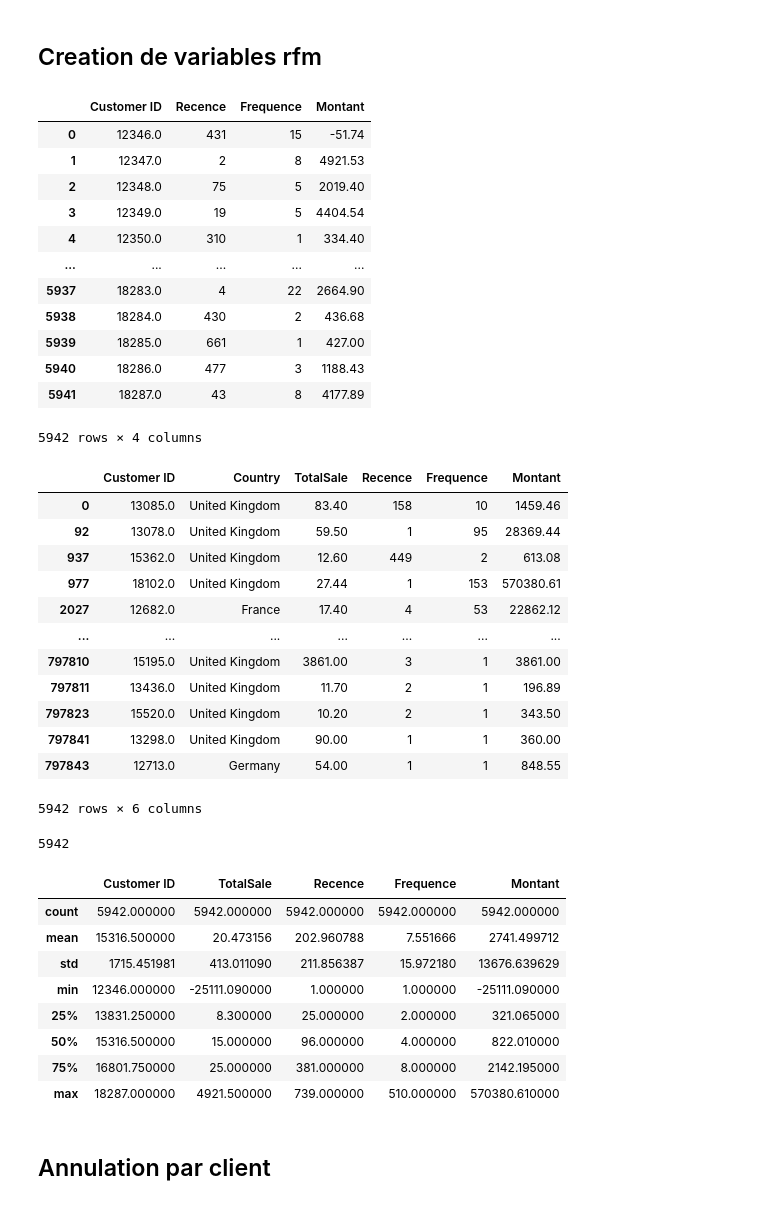
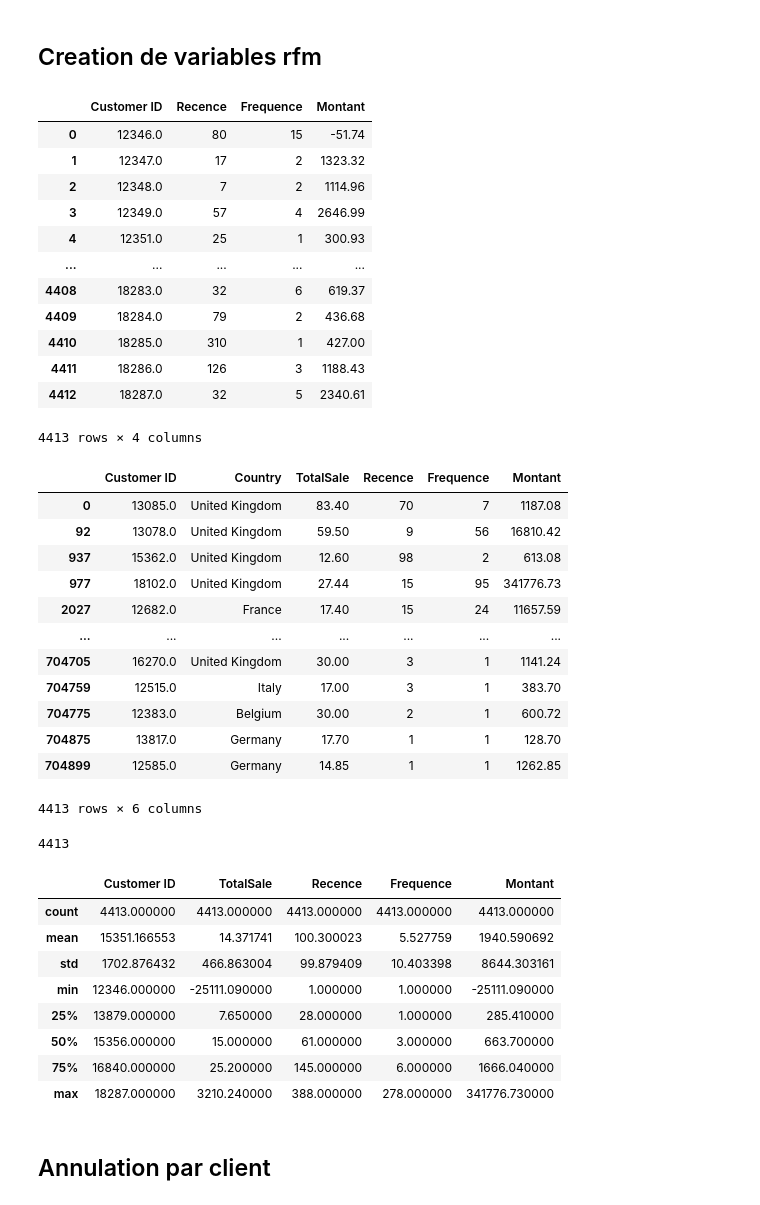
Before and after one commit to neevaiti/segmentation_client_simplon, a Jupyter notebook: rubic.ipynb, the cells around one changed output. Cells and saved outputs as stored; diff of their text form; code cells hidden in the pictures.

```diff
--- a/rubic.ipynb
+++ b/rubic.ipynb
@@ -458,37 +458,35 @@ df
 # %% [markdown]
 ## Creation de variables rfm
 # %%
-df['InvoiceDate'] = pd.to_datetime(df['InvoiceDate'])
+date_de_ref = max(df_2009_2010['InvoiceDate']) + pd.DateOffset(days=1)
 
-date_de_ref = max(df['InvoiceDate']) + pd.DateOffset(days=1)
-
-rfm = df.groupby(['Customer ID']).agg({
+rfm = df_2009_2010.groupby(['Customer ID']).agg({
     'InvoiceDate': lambda x: (date_de_ref - x.max()).days,
     'Invoice': 'nunique',
     'TotalSale': 'sum'
 }).reset_index()
 
 rfm.rename(columns={
     'InvoiceDate': 'Recence',
     'Invoice': 'Frequence',
     'TotalSale': 'Montant'
 }, inplace=True)
 
 rfm
 # %% [output]
 |  | Customer ID | Recence | Frequence | Montant |
-| 0 | 12346.0 | 431 | 15 | -51.74 |
-| 1 | 12347.0 | 2 | 8 | 4921.53 |
-| 2 | 12348.0 | 75 | 5 | 2019.40 |
-| 3 | 12349.0 | 19 | 5 | 4404.54 |
-| 4 | 12350.0 | 310 | 1 | 334.40 |
+| 0 | 12346.0 | 80 | 15 | -51.74 |
+| 1 | 12347.0 | 17 | 2 | 1323.32 |
+| 2 | 12348.0 | 7 | 2 | 1114.96 |
+| 3 | 12349.0 | 57 | 4 | 2646.99 |
+| 4 | 12351.0 | 25 | 1 | 300.93 |
 | ... | ... | ... | ... | ... |
-| 5937 | 18283.0 | 4 | 22 | 2664.90 |
-| 5938 | 18284.0 | 430 | 2 | 436.68 |
-| 5939 | 18285.0 | 661 | 1 | 427.00 |
-| 5940 | 18286.0 | 477 | 3 | 1188.43 |
-| 5941 | 18287.0 | 43 | 8 | 4177.89 |
+| 4408 | 18283.0 | 32 | 6 | 619.37 |
+| 4409 | 18284.0 | 79 | 2 | 436.68 |
+| 4410 | 18285.0 | 310 | 1 | 427.00 |
+| 4411 | 18286.0 | 126 | 3 | 1188.43 |
+| 4412 | 18287.0 | 32 | 5 | 2340.61 |
-5942 rows × 4 columns
+4413 rows × 4 columns
 # %%
 df_rfm = df.merge(rfm, on='Customer ID')
 df_rfm = df_rfm.drop(['Invoice', 'StockCode', 'Description', 'Quantity', 'InvoiceDate', 'Price', 'Year', 'Month'], axis=1)
@@ -496,34 +494,34 @@ df_rfm = df_rfm.drop_duplicates(subset=["Customer ID"])
 df_rfm
 # %% [output]
 |  | Customer ID | Country | TotalSale | Recence | Frequence | Montant |
-| 0 | 13085.0 | United Kingdom | 83.40 | 158 | 10 | 1459.46 |
-| 92 | 13078.0 | United Kingdom | 59.50 | 1 | 95 | 28369.44 |
-| 937 | 15362.0 | United Kingdom | 12.60 | 449 | 2 | 613.08 |
-| 977 | 18102.0 | United Kingdom | 27.44 | 1 | 153 | 570380.61 |
-| 2027 | 12682.0 | France | 17.40 | 4 | 53 | 22862.12 |
+| 0 | 13085.0 | United Kingdom | 83.40 | 70 | 7 | 1187.08 |
+| 92 | 13078.0 | United Kingdom | 59.50 | 9 | 56 | 16810.42 |
+| 937 | 15362.0 | United Kingdom | 12.60 | 98 | 2 | 613.08 |
+| 977 | 18102.0 | United Kingdom | 27.44 | 15 | 95 | 341776.73 |
+| 2027 | 12682.0 | France | 17.40 | 15 | 24 | 11657.59 |
 | ... | ... | ... | ... | ... | ... | ... |
-| 797810 | 15195.0 | United Kingdom | 3861.00 | 3 | 1 | 3861.00 |
-| 797811 | 13436.0 | United Kingdom | 11.70 | 2 | 1 | 196.89 |
-| 797823 | 15520.0 | United Kingdom | 10.20 | 2 | 1 | 343.50 |
-| 797841 | 13298.0 | United Kingdom | 90.00 | 1 | 1 | 360.00 |
-| 797843 | 12713.0 | Germany | 54.00 | 1 | 1 | 848.55 |
+| 704705 | 16270.0 | United Kingdom | 30.00 | 3 | 1 | 1141.24 |
+| 704759 | 12515.0 | Italy | 17.00 | 3 | 1 | 383.70 |
+| 704775 | 12383.0 | Belgium | 30.00 | 2 | 1 | 600.72 |
+| 704875 | 13817.0 | Germany | 17.70 | 1 | 1 | 128.70 |
+| 704899 | 12585.0 | Germany | 14.85 | 1 | 1 | 1262.85 |
-5942 rows × 6 columns
+4413 rows × 6 columns
 # %%
 df_rfm["Customer ID"].nunique()
 # %% [output]
-5942
+4413
 # %%
 df_rfm.describe()
 # %% [output]
 |  | Customer ID | TotalSale | Recence | Frequence | Montant |
-| count | 5942.000000 | 5942.000000 | 5942.000000 | 5942.000000 | 5942.000000 |
-| mean | 15316.500000 | 20.473156 | 202.960788 | 7.551666 | 2741.499712 |
-| std | 1715.451981 | 413.011090 | 211.856387 | 15.972180 | 13676.639629 |
+| count | 4413.000000 | 4413.000000 | 4413.000000 | 4413.000000 | 4413.000000 |
+| mean | 15351.166553 | 14.371741 | 100.300023 | 5.527759 | 1940.590692 |
+| std | 1702.876432 | 466.863004 | 99.879409 | 10.403398 | 8644.303161 |
 | min | 12346.000000 | -25111.090000 | 1.000000 | 1.000000 | -25111.090000 |
-| 25% | 13831.250000 | 8.300000 | 25.000000 | 2.000000 | 321.065000 |
-| 50% | 15316.500000 | 15.000000 | 96.000000 | 4.000000 | 822.010000 |
-| 75% | 16801.750000 | 25.000000 | 381.000000 | 8.000000 | 2142.195000 |
-| max | 18287.000000 | 4921.500000 | 739.000000 | 510.000000 | 570380.610000 |
+| 25% | 13879.000000 | 7.650000 | 28.000000 | 1.000000 | 285.410000 |
+| 50% | 15356.000000 | 15.000000 | 61.000000 | 3.000000 | 663.700000 |
+| 75% | 16840.000000 | 25.200000 | 145.000000 | 6.000000 | 1666.040000 |
+| max | 18287.000000 | 3210.240000 | 388.000000 | 278.000000 | 341776.730000 |
 # %% [markdown]
 ## Annulation par client
 # %%
```
Also changed, not shown: parts of 2 cells of this notebook, 1 other file.
